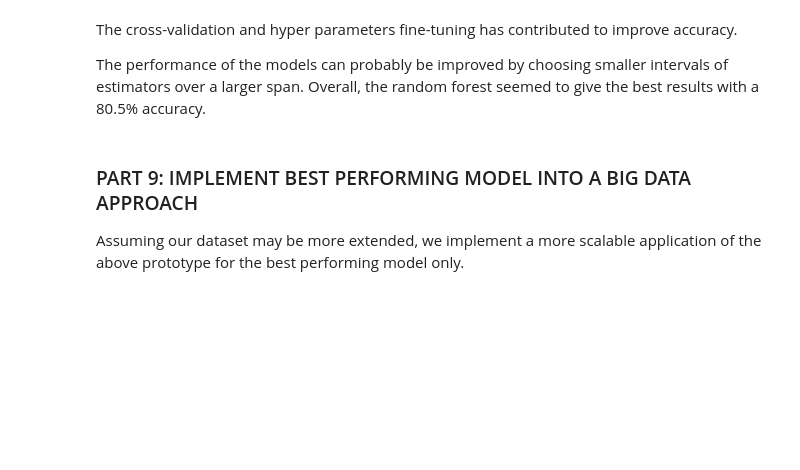
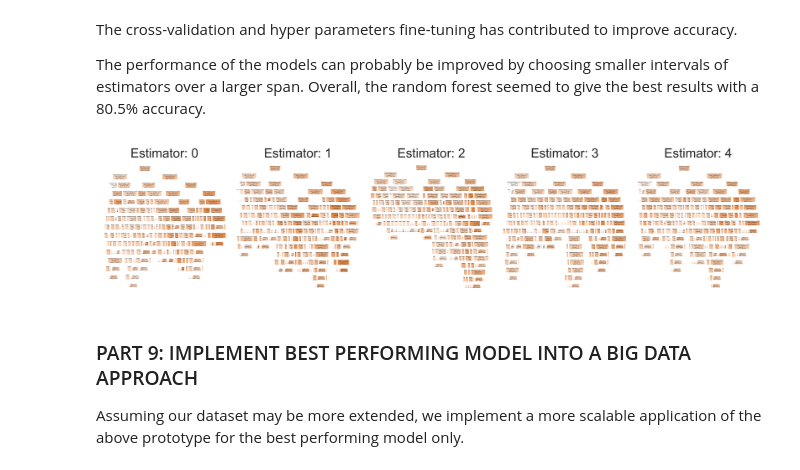
Before and after one commit to quaesito/ml-fitbit, a Jupyter notebook: fitbit_analysis.ipynb, the cells around one changed output. Cells and saved outputs as stored; diff of their text form; code cells hidden in the pictures; blank space fills up the shorter version.

Commit message:
add tree vis

```diff
--- a/fitbit_analysis.ipynb
+++ b/fitbit_analysis.ipynb
@@ -1203,6 +1203,24 @@ comp
 The cross-validation and hyper parameters fine-tuning has contributed to improve accuracy.
 
 The performance of the models can probably be improved by choosing smaller intervals of estimators over a larger span. Overall, the random forest seemed to give the best results with a 80.5% accuracy.
+# %%
+# let's take a look at the first 5 estimators in the Random Forest
+from sklearn import tree
+
+fn=['SedentaryMinutes', 'TotalSteps', 'TotalMinutesAsleep',
+       'TotalTimeInBed']
+cn=['Calories']
+fig, axes = plt.subplots(nrows = 1,ncols = 5,figsize = (10,2), dpi=900)
+for index in range(0, 5):
+    tree.plot_tree(rf.estimators_[index],
+                   feature_names = fn,
+                   class_names=cn,
+                   filled = True,
+                   ax = axes[index]);
+
+    axes[index].set_title('Estimator: ' + str(index), fontsize = 11)
+# %% [output]
+[figure, added]
 # %% [markdown]
 ### PART 9: IMPLEMENT BEST PERFORMING MODEL INTO A BIG DATA APPROACH ###
 Assuming our dataset may be more extended, we implement a more scalable application of the above prototype for the best performing model only.
```
Also changed, not shown: parts of 3 cells of this notebook.
